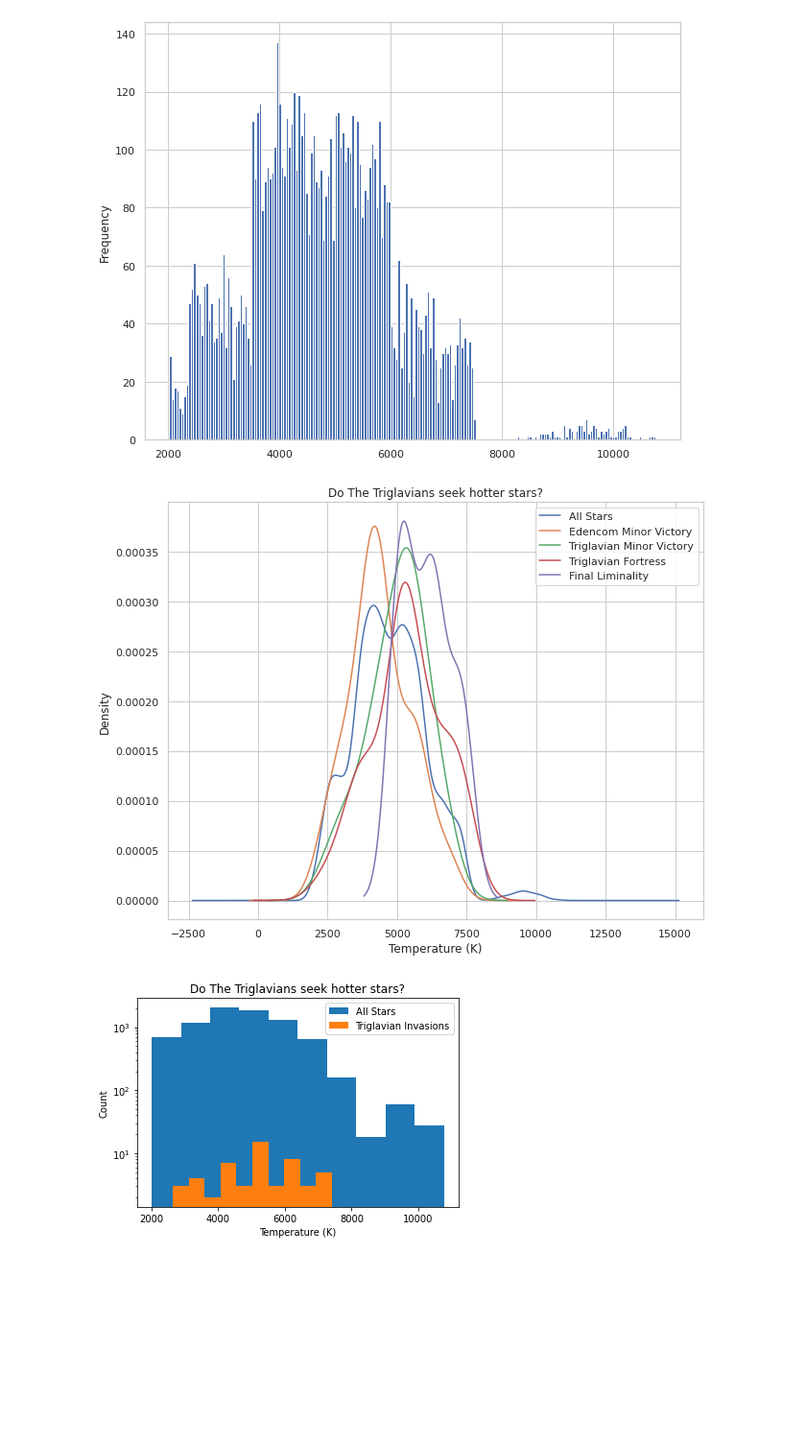
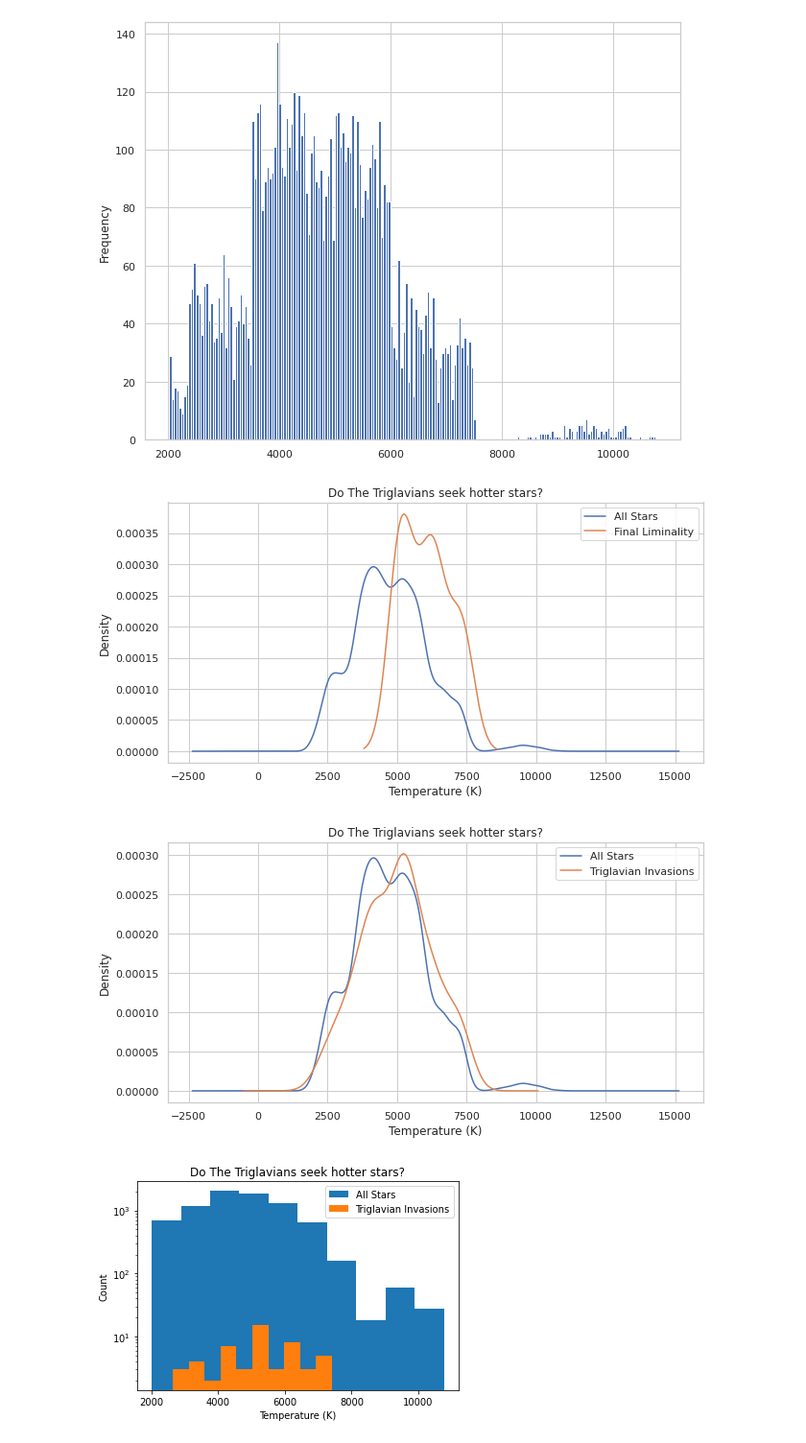
Before and after one commit to jrslagle/EVE-Triglavian-Invasions, a Jupyter notebook: EVE Stars & Incursions.ipynb, the cells around one changed output. Shown at 96% size. Saved outputs shown, nothing was run; the diff lists cells and outputs as text; code cells hidden in the pictures; blank space fills up the shorter version.

Commit message:
finally ready to publish

```diff
--- a/EVE Stars & Incursions.ipynb
+++ b/EVE Stars & Incursions.ipynb
@@ -339,0 +510,6 @@ sde_stars.boxplot(column='star_life', by='star_type_id', figsize=(8,6));
+# %%
+# Parsing out the Morgan–Keenan Spectral class of each star's spectral class
+import numpy as np
+star_data[['Type','Subtype','Magnitude']] = star_data.star_spectralClass.str.extract(r'(?P<Type>[\w])(?P<Subtype>\d) ?(?P<Magnitude>[IV]+)')
+star_data.Subtype = star_data.Subtype.astype(int, errors='ignore')
+star_data
@@ -1937,29 +2282,53 @@ star_data.star_temperature.plot.hist(label='All Stars', bins=200)
 <matplotlib.axes._subplots.AxesSubplot at 0x...>
 [figure]
 # %%
-plt.figure(figsize=(10,8))
+plt.figure(figsize=(10,5))
 ax = plt.gca()
 ax.set(xlabel='Temperature (K)', ylabel='Probability')
 plt.title('Do The Triglavians seek hotter stars?')
 
 star_data.star_temperature.plot.density(label='All Stars')
 
-eden_mvs = trig_stars[trig_stars.invasion_status == 'edencom_minor_victory']
-eden_mvs.star_temperature.plot.density(label='Edencom Minor Victory')
+# eden_mvs = trig_stars[trig_stars.invasion_status == 'edencom_minor_victory']
+# eden_mvs.star_temperature.plot.density(label='Edencom Minor Victory')
 
-trig_mvs = trig_stars[trig_stars.invasion_status == 'triglavian_minor_victory']
-trig_mvs.star_temperature.plot.density(label='Triglavian Minor Victory')
+# trig_mvs = trig_stars[trig_stars.invasion_status == 'triglavian_minor_victory']
+# trig_mvs.star_temperature.plot.density(label='Triglavian Minor Victory')
 
-trig_for = trig_stars[trig_stars.invasion_status == 'fortress']
-trig_for.star_temperature.plot.density(label='Triglavian Fortress')
+# trig_for = trig_stars[trig_stars.invasion_status == 'fortress']
+# trig_for.star_temperature.plot.density(label='Triglavian Fortress')
 
 trig_fin = trig_stars[trig_stars.invasion_status == 'final_liminality']
 trig_fin.star_temperature.plot.density(label='Final Liminality')
 
 plt.legend()
 plt.show()
 # %% [output]
-[figure, old version]
+[figure, new version]
+# %%
+plt.figure(figsize=(10,5))
+ax = plt.gca()
+ax.set(xlabel='Temperature (K)', ylabel='Probability')
+plt.title('Do The Triglavians seek hotter stars?')
+
+star_data.star_temperature.plot.density(label='All Stars')
+
+# eden_mvs = trig_stars[trig_stars.invasion_status == 'edencom_minor_victory']
+# eden_mvs.star_temperature.plot.density(label='Edencom Minor Victory')
+
+# trig_mvs = trig_stars[trig_stars.invasion_status == 'triglavian_minor_victory']
+# trig_mvs.star_temperature.plot.density(label='Triglavian Minor Victory')
+
+# trig_for = trig_stars[trig_stars.invasion_status == 'fortress']
+# trig_for.star_temperature.plot.density(label='Triglavian Fortress')
+
+# trig_stars = trig_stars[trig_stars.invasion_status == 'final_liminality']
+trig_stars.star_temperature.plot.density(label='Triglavian Invasions')
+
+plt.legend()
+plt.show()
+# %% [output]
+[figure, added]
 # %%
 ax = plt.gca()
 population_temps = star_data.star_temperature
```
Also changed, not shown: parts of 68 cells of this notebook.
